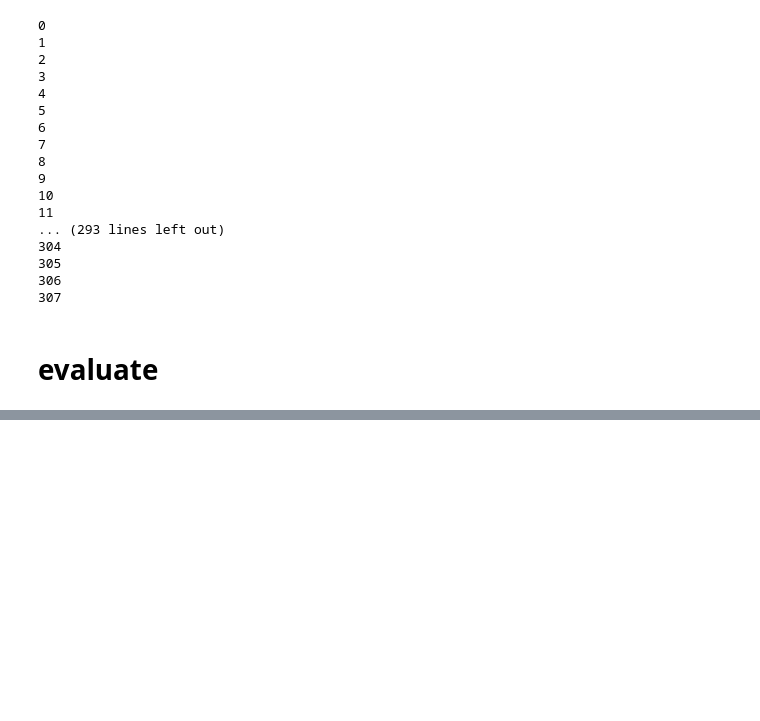
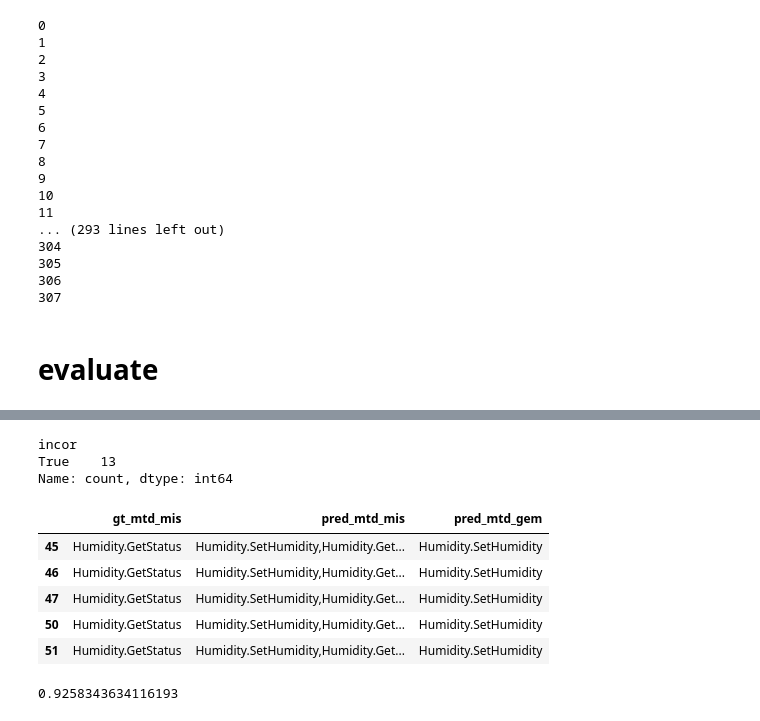
Before and after one commit to viktorpovazhuk/home_assistant_llm, a Jupyter notebook: validation.ipynb, the cells around one changed output, grey strips where cells are left out. Drawn from its saved outputs; the diff is of its cells as text; code cells hidden in the pictures; blank space fills up the shorter version.

```diff
--- a/validation.ipynb
+++ b/validation.ipynb
@@ -672,0 +686,24 @@ df[(df['retriever_cor'] == True) & (df['incor'] == True) & (df['gt_mtd'] == 'Hum
+# %%
+df[(df['gt_mtd'] == 'Cover.SetConfig')]['incor'].value_counts()
+# %% [output]
+incor
+True    13
+Name: count, dtype: int64
+# %%
+df1 = pd.read_csv(OUTPUT_DIR / 'mistral_7b_instruct_v0.2.Q5_K_M/compared.csv')
+df2 = pd.read_csv(OUTPUT_DIR / 'gemma_2b_it_hf_lora/compared.csv')
+# %%
+merged = df1.merge(df2, how='inner', on='id', suffixes=("_mis", "_gem"))
+# %%
+merged[(merged['retriever_cor_mis'] == True) & (merged['retriever_cor_gem'] == False)][['gt_mtd_mis', 'pred_mtd_mis', 'pred_mtd_gem']].head()
+# %% [output]
+|  | gt_mtd_mis | pred_mtd_mis | pred_mtd_gem |
+| 45 | Humidity.GetStatus | Humidity.SetHumidity,Humidity.Get... | Humidity.SetHumidity |
+| 46 | Humidity.GetStatus | Humidity.SetHumidity,Humidity.Get... | Humidity.SetHumidity |
+| 47 | Humidity.GetStatus | Humidity.SetHumidity,Humidity.Get... | Humidity.SetHumidity |
+| 50 | Humidity.GetStatus | Humidity.SetHumidity,Humidity.Get... | Humidity.SetHumidity |
+| 51 | Humidity.GetStatus | Humidity.SetHumidity,Humidity.Get... | Humidity.SetHumidity |
+# %%
+df[df['retriever_cor'] == True].shape[0] / df.shape[0]
+# %% [output]
+0.9258343634116193
```
Also changed, not shown: parts of 9 cells of this notebook.
